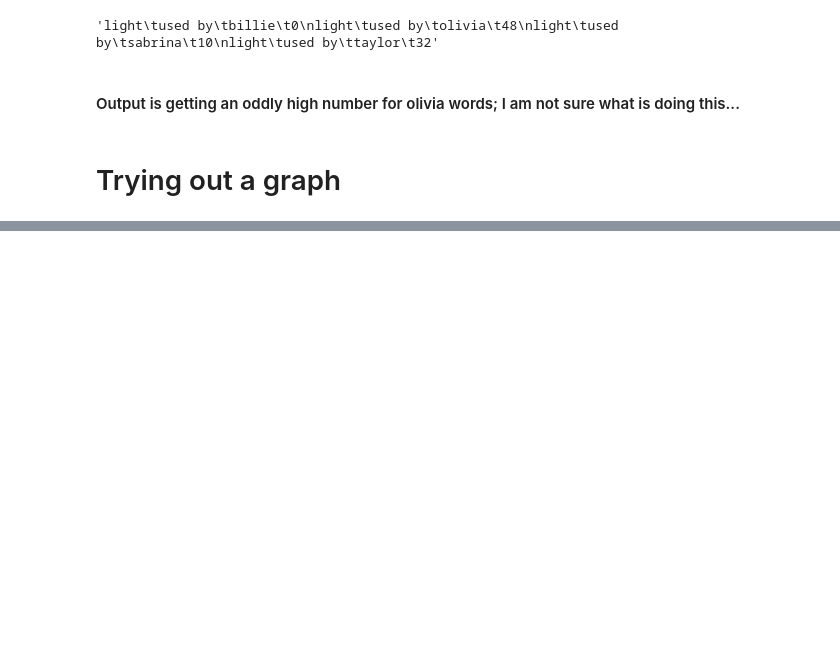
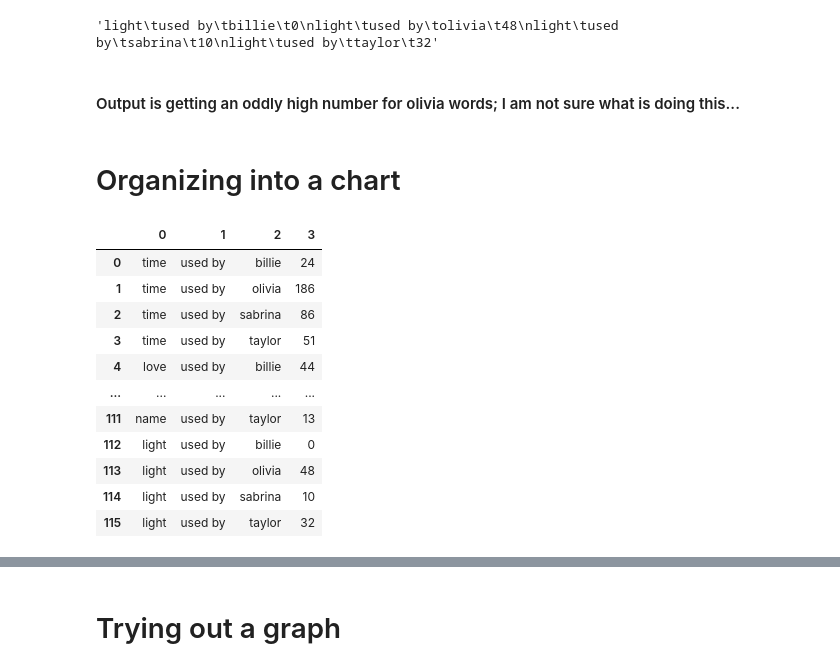
Before and after one commit to lindseyxwood/oliviarodrigo, a Jupyter notebook: lyricNotebook/lyricNotebook-1.ipynb, the cells around one changed output, grey strips where cells are left out. Saved outputs shown, nothing was run; the diff lists cells and outputs as text; code cells hidden in the pictures; blank space fills up the shorter version.

```diff
--- a/lyricNotebook/lyricNotebook-1.ipynb
+++ b/lyricNotebook/lyricNotebook-1.ipynb
@@ -42,7 +24,7 @@ from pyvis.network import Network
 # %%
 # nlp = spacy.cli.download("en_core_web_lg")
 # ONLY NEED ABOVE LINE ONCE. REMEMBER: COMMENT OUT THE ABOVE LINE THE NEXT TIME YOU RUN THIS.
-# nlp = spacy.load('en_core_web_lg')
+nlp = spacy.load('en_core_web_lg')
 # %% [markdown]
 # Directing file paths and gathering text
 # %%
@@ -190,32 +172,66 @@ light   used by taylor  32
 # %% [markdown]
 #### Output is getting an oddly high number for olivia words; I am not sure what is doing this...
 # %% [markdown]
-# Trying out a graph
+# Organizing into a chart
 # %%
 from io import StringIO
+OutputPath = 'lyricOutput/networkdata.tsv'
 
-# Store the output of our networkQuery in a nice variable:
-networkData = networkQuery(listLems, InputPath)
+def networkQuery(listLems, InputPath):
+    listdfs = []
+    with PySaxonProcessor(license=False) as proc:
+       for lemma in listLems:
+            xq = proc.new_xquery_processor()
+            xq.set_query_base_uri(Path('.').absolute().as_uri() + '/')
+            xquery = f'''
+                declare variable $lemma as xs:string* external := '{lemma}';
+                declare variable $string as xs:string := string-join(
+                let $billieLyrics := collection('../lyricXML/billie/.?select=*.xml;recurse=yes')
+                let $allTheLyrics := collection('../lyricXML/.?select=*.xml;recurse=yes')
+                (: ebb: our collection variables are set to recurse through the internal nested folders.:)
 
-# NOT WORKING RIGHT NOW Okay, maybe we need to output it as a whole TSV file to read in:
-OutputPath = 'lyricOutput/network.tsv'
-with open(OutputPath, "w", encoding="utf-8") as file:
-    # Write each string as a new line in the file
-    file.write(networkData)
+                let $artistNames := ('billie', 'olivia', 'sabrina', 'taylor')
+                    for $name in $artistNames
+                    (: return $name :)
+
+                    let $lemmaLines := $allTheLyrics[base-uri() ! contains(., $name)]//l ! text()[contains(., $lemma)]
+                    let $billieCount := count($lemmaLines)
+                    return ($lemma || '\t' || 'used by' || '\t' || $name || '\t' ||  $billieCount), '\n');
+
+                (: May work more reliably than regex '\n' :)
+                (: IF NEEDED: in place of \t, we can use `&#x9;.` :)
+                (: IF NEEDED: in pace of \n, we can use this weird special character for a newline or hard return.:)
+                $string
+            '''
+            xq.set_query_content(xquery)
+
+            r = xq.run_query_to_value()
+            r = str(r)
+            # print(r)
+            # ebb: Now we read this into a pandas dataframe based on tab-separated values as csv/tsv data:
+            df = pd.read_csv(StringIO(r), header=None, sep="\t")
+            # print(df) # ebb: This churns out lots of little dataframes based on each turn of the python for loop in this function.
+            # So, we need to bundle them together. We'll start by putting them in a list.
+            listdfs.append(df)
+            # print(listdfs)
+    # ebb: Now we concatenate the list of pandas dataframes into just one using pd.concat:
+    merged_df = pd.concat(listdfs, ignore_index=True)
+    merged_df.to_csv(OutputPath, sep="\t")
 
 
+    return(merged_df)
 
-#Now let's try converting it into a pandas dataframe:
-
-dataframe = pd.read_csv(StringIO(networkData), sep='\t')
-
-# Split the data into lines, then split each line by tabs
-# dataframe  = [line.split('\t') for line in networkData.split('\n')]
-# Create a DataFrame from the list of lists
-# df = pd.DataFrame(dataframe[1:], columns=dataframe[0])
-
-dataframe.columns = ['col1', 'col2', 'col3', 'col4']
-print(dataframe)
-
-print(dataframe)
+networkQuery(listLems, InputPath)
 # %% [output]
+|  | 0 | 1 | 2 | 3 |
+| 0 | time | used by | billie | 24 |
+| 1 | time | used by | olivia | 186 |
+| 2 | time | used by | sabrina | 86 |
+| 3 | time | used by | taylor | 51 |
+| 4 | love | used by | billie | 44 |
+| ... | ... | ... | ... | ... |
+| 111 | name | used by | taylor | 13 |
+| 112 | light | used by | billie | 0 |
+| 113 | light | used by | olivia | 48 |
+| 114 | light | used by | sabrina | 10 |
+| 115 | light | used by | taylor | 32 |
@@ -238,0 +239,2 @@ thing   used by taylor  64
+# %% [markdown]
+# Trying out a graph
```
Also changed, not shown: parts of 3 cells of this notebook, 2 other files.
